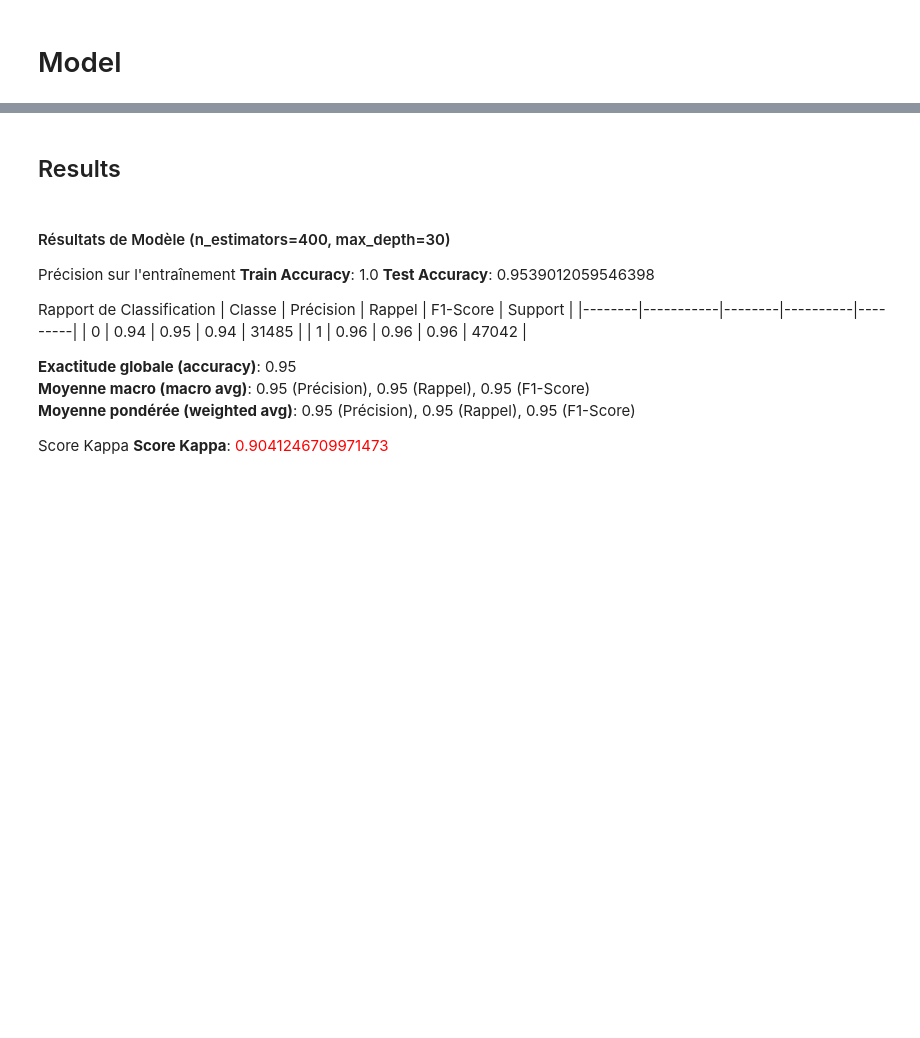
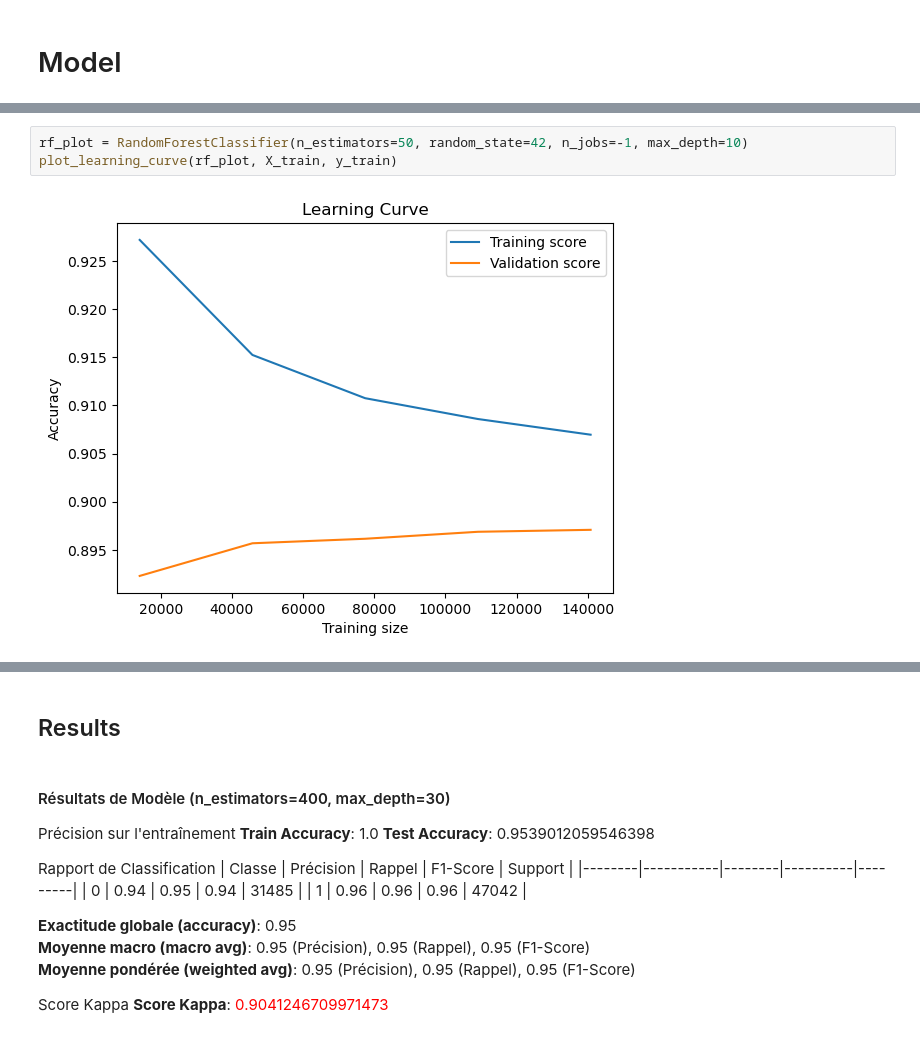
Before and after one commit to L4ncelin/EEG_signals_quality_analysis, a Jupyter notebook: Notebooks/09_EEG_Random_Forest.ipynb, the cells around one changed output, grey strips where cells are left out. Saved outputs shown, nothing was run; the diff lists cells and outputs as text; blank space fills up the shorter version.

```diff
--- a/Notebooks/09_EEG_Random_Forest.ipynb
+++ b/Notebooks/09_EEG_Random_Forest.ipynb
@@ -245,0 +527,5 @@ Score Kappa : 0.7864824314256433
+# %%
+rf_plot = RandomForestClassifier(n_estimators=50, random_state=42, n_jobs=-1, max_depth=10)
+plot_learning_curve(rf_plot, X_train, y_train)
+# %% [output]
+[figure, added]
```
Also changed, not shown: parts of 40 cells of this notebook, 8 other files.
